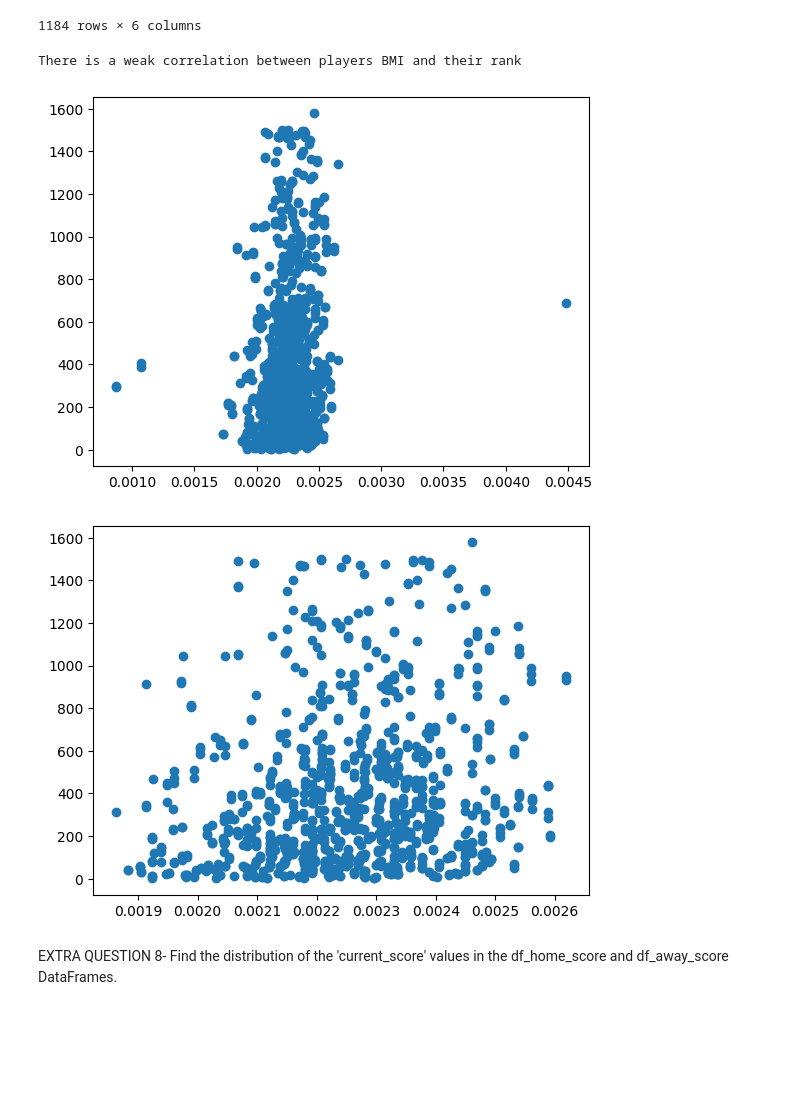
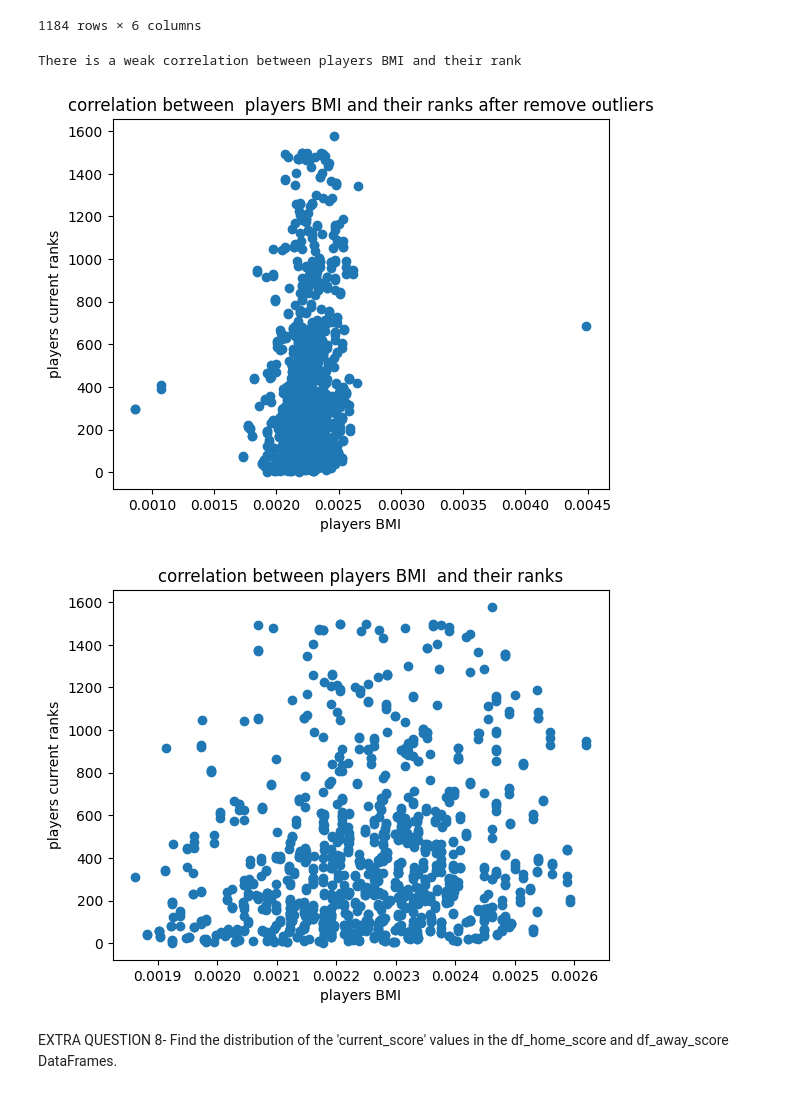
Before and after one commit to mahdieyehalavi/tennisMatchProject, a Jupyter notebook: notebooks/final_version_tennis_match.ipynb, the cells around one changed output. Saved outputs shown, nothing was run; the diff lists cells and outputs as text; code cells hidden in the pictures; blank space fills up the shorter version.

```diff
--- a/notebooks/final_version_tennis_match.ipynb
+++ b/notebooks/final_version_tennis_match.ipynb
@@ -762,26 +819,35 @@ height_weight_rank_player.sort_values('current_rank')
 # %%
 BMI_rank_correlation=height_weight_rank_player['BMI'].corr(height_weight_rank_player['current_rank'])
 if BMI_rank_correlation <0.3:
     print('There is a weak correlation between players BMI and their rank')
 elif 0.3<BMI_rank_correlation<0.5:
     print('There is a moderate correlation between players BMI and their rank')
 else:
     print('There is a strong correlation between players BMI and their rank')
 
 # Scatter plot before remove outliers
 plt.scatter(height_weight_rank_player['BMI'],height_weight_rank_player['current_rank'])
-Q1 = height_weight_rank_player['BMI'].quantile(0.25)
-Q3 = height_weight_rank_player['BMI'].quantile(0.75)
-IQR = Q3 - Q1
-height_weight_rank_player = height_weight_rank_player[~((height_weight_rank_player['BMI'] < (Q1 - 1.5 * IQR)) | (height_weight_rank_player['BMI'] > (Q3 + 1.5 * IQR)))]
+plt.xlabel('players BMI')
+plt.ylabel('players current ranks')
+plt.title('correlation between  players BMI and their ranks after remove outliers')
 plt.show()
-#Scatter plot after remove outliers
-plt.scatter(height_weight_rank_player['BMI'],height_weight_rank_player['current_rank'])
-plt.show()
 # %% [output]
 There is a weak correlation between players BMI and their rank
-[figure, old version]
+[figure, new version]
-[figure, removed]
+# %%
+
+# Scatter plot after  remove outliers
+plt.scatter(height_weight_rank_player['BMI'],height_weight_rank_player['current_rank'])
+Q1 = height_weight_rank_player['BMI'].quantile(0.25)
+Q3 = height_weight_rank_player['BMI'].quantile(0.75)
+IQR = Q3 - Q1
+height_weight_rank_player = height_weight_rank_player[~((height_weight_rank_player['BMI'] < (Q1 - 1.5 * IQR)) | (height_weight_rank_player['BMI'] > (Q3 + 1.5 * IQR)))]
+plt.xlabel('players BMI')
+plt.ylabel('players current ranks')
+plt.title('correlation between players BMI  and their ranks')
+plt.show()
+# %% [output]
+[figure, added]
 # %% [markdown]
 EXTRA QUESTION 8- Find the distribution of the 'current_score' values in the df_home_score and df_away_score DataFrames.
 # %% [markdown]
```
Also changed, not shown: parts of 25 cells of this notebook, 1 other file.
